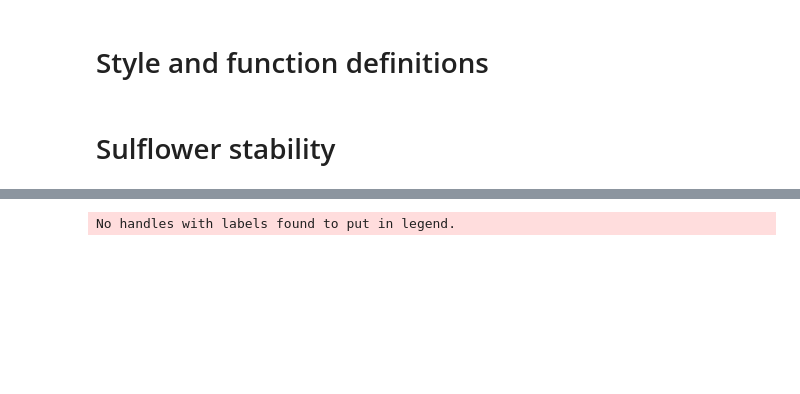
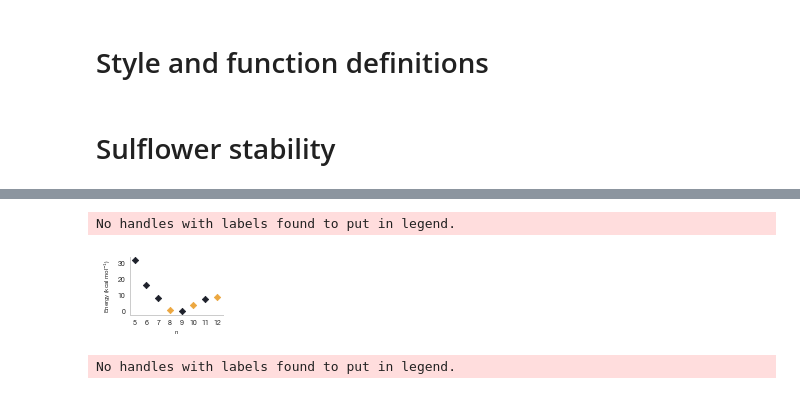
Before and after one commit to oscarigrexas/eomt-oscar, a Jupyter notebook: exploration/exploration.ipynb, the cells around one changed output, grey strips where cells are left out. Drawn from its saved outputs; the diff is of its cells as text; code cells hidden in the pictures; blank space fills up the shorter version.

```diff
--- a/exploration/exploration.ipynb
+++ b/exploration/exploration.ipynb
@@ -96,3 +100,23 @@ edf
+# %%
+n0 = [5, 6, 7, 9, 11]
+energies0 = edf.loc[[0, 1, 2, 4, 6], 'corrected_scf']
+
+n1 = [8, 10, 12]
+energies1 = edf.loc[[3, 5, 7], 'corrected_scf']
+
+f = new_figure(height=3.5, type='margin')
+
+ax = sns.scatterplot(x=n0, y=energies0, color=colors['color1'], marker='D', edgecolor=None)
+ax = sns.scatterplot(x=n1, y=energies1, color=colors['color8'], marker='D', edgecolor=None)
+
+#ax.set_yticks([0, 10, 20, 30])
+ax.set_xticks(range(5, 13))
+ax.set_xlabel('n')
+ax.set_ylabel(r'Energy (kcal mol$^{-1}$)')
+tuftefy(ax)
+# %% [output]
+No handles with labels found to put in legend.
+[figure, added]
 # %%
 n0 = [5, 6, 7, 9, 11]
 energies0 = [30, 15, 6, 0, 7.5]
```
Also changed, not shown: parts of 4 cells of this notebook, 7 other files.
